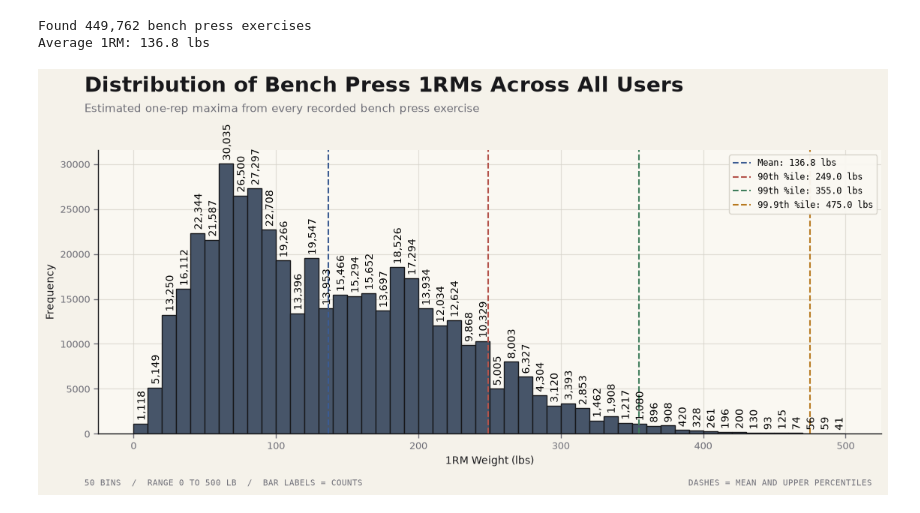
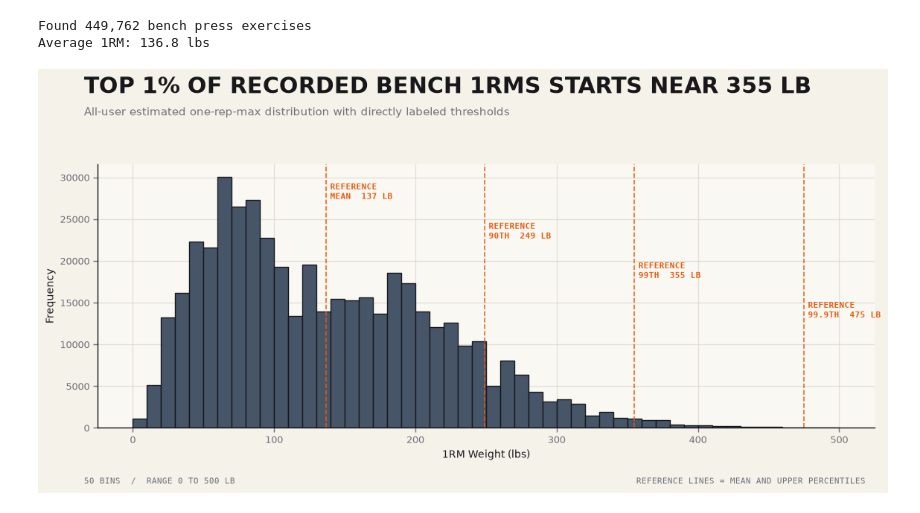
Before and after one commit to WeightliftingApp/WeightliftingApp-AnalyzeData, a Jupyter notebook: src/analyze_users.ipynb, the cells around one changed output. Saved outputs shown, nothing was run; the diff lists cells and outputs as text; code cells hidden in the pictures.

```diff
--- a/src/analyze_users.ipynb
+++ b/src/analyze_users.ipynb
@@ -44,8 +44,11 @@ from chart_style import (
     CATEGORICAL_COLORS,
     NOTEBOOK_AXES,
     PALETTE,
+    AnnotationKind,
+    ChartArchetype,
     add_footer,
     add_header,
+    annotate_reference_line,
     chart_canvas,
     notebook_frame,
     style_axes,
@@ -56,68 +59,45 @@ from chart_style import (
 mean_1rm = sum(bench_1rms) / len(bench_1rms)
 percentile_90 = np.percentile(bench_1rms, 90)
 percentile_99 = np.percentile(bench_1rms, 99)
 percentile_999 = np.percentile(bench_1rms, 99.9)
 
-frame = notebook_frame((12, 6))
+frame = notebook_frame((12, 6), archetype=ChartArchetype.HERO)
 mean_color, p90_color, p99_color, p999_color = CATEGORICAL_COLORS[:4]
 with chart_canvas(frame) as (fig, ax):
     counts, bins, _ = ax.hist(
         bench_1rms,
         bins=50,
         range=(0, 500),
         color=PALETTE.neutral_point,
         edgecolor=PALETTE.ink,
     )
-    for i in range(len(counts)):
-        if counts[i] > 0:
-            ax.text(
-                bins[i] + 6,
-                counts[i],
-                f" {int(counts[i]):,}",
-                ha="center",
-                va="bottom",
-                rotation=90,
-                fontsize=10,
-            )
-    ax.axvline(
-        mean_1rm, color=mean_color, linestyle="--", label=f"Mean: {mean_1rm:.1f} lbs"
+    references = (
+        (mean_1rm, f"MEAN  {mean_1rm:.0f} LB", 0.94),
+        (percentile_90, f"90TH  {percentile_90:.0f} LB", 0.79),
+        (percentile_99, f"99TH  {percentile_99:.0f} LB", 0.64),
+        (percentile_999, f"99.9TH  {percentile_999:.0f} LB", 0.49),
     )
-    ax.axvline(
-        percentile_90,
-        color=p90_color,
-        linestyle="--",
-        label=f"90th %ile: {percentile_90:.1f} lbs",
-    )
-    ax.axvline(
-        percentile_99,
-        color=p99_color,
-        linestyle="--",
-        label=f"99th %ile: {percentile_99:.1f} lbs",
-    )
-    ax.axvline(
-        percentile_999,
-        color=p999_color,
-        linestyle="--",
-        label=f"99.9th %ile: {percentile_999:.1f} lbs",
-    )
+    for value, label, label_y in references:
+        annotate_reference_line(
+            ax, value, label, kind=AnnotationKind.REFERENCE, y=label_y
+        )
     add_header(
         fig,
         frame,
-        "Distribution of Bench Press 1RMs Across All Users",
-        "Estimated one-rep maxima from every recorded bench press exercise",
+        f"TOP 1% OF RECORDED BENCH 1RMS STARTS NEAR {percentile_99:.0f} LB",
+        "All-user estimated one-rep-max distribution with directly labeled thresholds",
         (),
     )
     ax.set_xlabel("1RM Weight (lbs)")
     ax.set_ylabel("Frequency")
     style_axes(ax, NOTEBOOK_AXES)
-    style_legend(ax)
     add_footer(
         fig,
         frame,
-        "50 BINS  /  RANGE 0 TO 500 LB  /  BAR LABELS = COUNTS",
-        "DASHES = MEAN AND UPPER PERCENTILES",
+        "50 BINS  /  RANGE 0 TO 500 LB",
+        "REFERENCE LINES = MEAN AND UPPER PERCENTILES",
         right_weight="normal",
     )
     plt.show()
 # %% [output]
-[figure, old version]
+[figure, new version]
```
Also changed, not shown: 8 other files.
